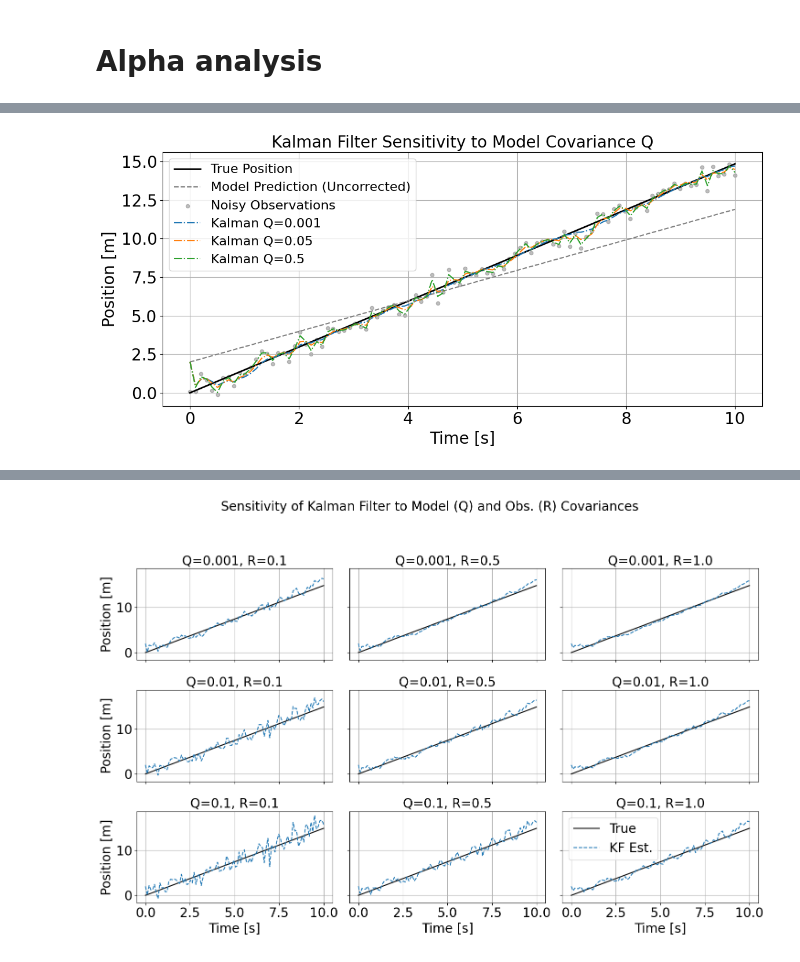
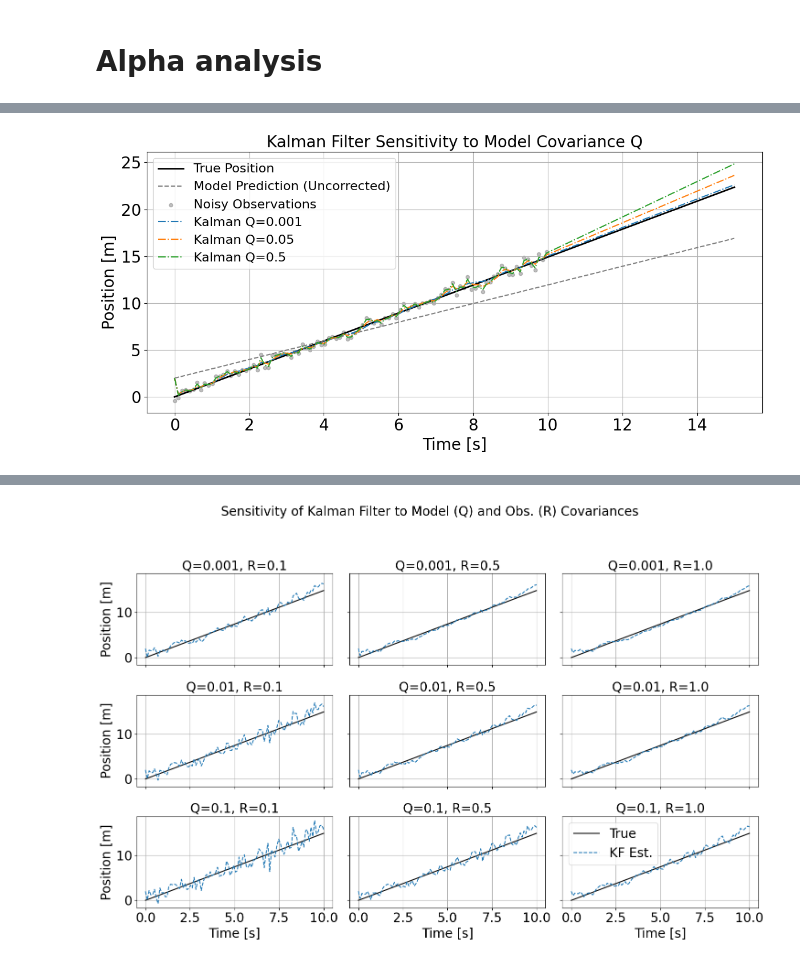
Before and after one commit to angelgvillatoro/bullville_M1, a Jupyter notebook: smart_sensing/car_position_DA.ipynb, the cells around one changed output, grey strips where cells are left out. Saved outputs shown, nothing was run; the diff lists cells and outputs as text; code cells hidden in the pictures.

```diff
--- a/smart_sensing/car_position_DA.ipynb
+++ b/smart_sensing/car_position_DA.ipynb
@@ -61,18 +70,0 @@ y_obs = x_true[:, 0] + np.random.normal(0, pos_noise_std, size=steps)
-# %%
-# Initial guess with wrong initial condition
-x_model = np.zeros((steps, 2))
-x_model[0] = [2.0, 1.0]
-
-for k in range(1, steps):
-    x_model[k, 0] = x_model[k-1, 0] + dt * x_model[k-1, 1]
-    x_model[k, 1] = x_model[k-1, 1]
-# %%
-# Apply simple nudging
-alpha = 0.2
-x_adjusted = np.zeros_like(x_model)
-x_adjusted[0] = x_model[0]
-
-for k in range(1, steps):
-    dx = x_adjusted[k-1, 1] + alpha * (y_obs[k-1] - x_adjusted[k-1, 0])
-    x_adjusted[k, 0] = x_adjusted[k-1, 0] + dt * dx
-    x_adjusted[k, 1] = x_adjusted[k-1, 1]
@@ -180,24 +195,26 @@ plt.show()
 dt = 0.1
 T = 10
 steps = int(T / dt)
-time = np.linspace(0, T, steps)
+extra_steps = 50  # Extensión del forecast
+total_steps = steps + extra_steps
+time = np.linspace(0, T + extra_steps * dt, total_steps)
 v_true = 1.5
 pos_noise_std = 0.5
 
 # Estado verdadero
-x_true = np.zeros((steps, 2))
+x_true = np.zeros((total_steps, 2))
 x_true[0] = [0, v_true]
-for k in range(1, steps):
+for k in range(1, total_steps):
     x_true[k, 0] = x_true[k-1, 0] + dt * x_true[k-1, 1]
     x_true[k, 1] = x_true[k-1, 1]
 
 # Observaciones
-y_obs = x_true[:, 0] + np.random.normal(0, pos_noise_std, steps)
+y_obs = x_true[:steps, 0] + np.random.normal(0, pos_noise_std, steps)
 
 # Modelo base (sin corrección)
-x_model = np.zeros((steps, 2))
+x_model = np.zeros((total_steps, 2))
 x_model[0] = [2.0, 1.0]
-for k in range(1, steps):
+for k in range(1, total_steps):
     x_model[k, 0] = x_model[k-1, 0] + dt * x_model[k-1, 1]
     x_model[k, 1] = x_model[k-1, 1]
 
@@ -205,42 +222,45 @@ for k in range(1, steps):
 Q_values = [0.001, 0.05, 0.5]
 colors = ['tab:green', 'tab:orange', 'tab:blue']
 
 plt.figure(figsize=(12, 6))
 plt.plot(time, x_true[:, 0], label='True Position', color='black', linewidth=2)
 plt.plot(time, x_model[:, 0], label='Model Prediction (Uncorrected)', linestyle='--', color='gray')
-plt.scatter(time, y_obs, label='Noisy Observations', color='gray', s=20, alpha=0.5)
+plt.scatter(time[:steps], y_obs, label='Noisy Observations', color='gray', s=20, alpha=0.5)
 
 for Q_val, color in zip(Q_values, colors):
     F = np.array([[1, dt], [0, 1]])
     H = np.array([[1, 0]])
     Q = np.array([[Q_val, 0], [0, Q_val]])
     R = np.array([[pos_noise_std**2]])
     I = np.eye(2)
 
-    x_kf = np.zeros((steps, 2))
+    x_kf = np.zeros((total_steps, 2))
     x_kf[0] = [2.0, 1.0]
     P = np.eye(2)
 
-    for k in range(1, steps):
+    for k in range(1, total_steps):
         x_pred = F @ x_kf[k-1]
         P_pred = F @ P @ F.T + Q
-        y = y_obs[k] - H @ x_pred
-        S = H @ P_pred @ H.T + R
-        K = P_pred @ H.T @ np.linalg.inv(S)
-        x_kf[k] = x_pred + K @ y
-        P = (I - K @ H) @ P_pred
+        if k < steps:
+            y = y_obs[k] - H @ x_pred
+            S = H @ P_pred @ H.T + R
+            K = P_pred @ H.T @ np.linalg.inv(S)
+            x_kf[k] = x_pred + K @ y
+            P = (I - K @ H) @ P_pred
+        else:
+            x_kf[k] = x_pred  # Solo forecast
 
     plt.plot(time, x_kf[:, 0], label=f'Kalman Q={Q_val}', linestyle='-.')
 
 plt.xlabel('Time [s]', fontsize=20)
 plt.ylabel('Position [m]', fontsize=20)
 plt.title('Kalman Filter Sensitivity to Model Covariance Q', fontsize=20)
 plt.legend(fontsize=16, loc='upper left')
 plt.grid(True)
 plt.tight_layout()
 plt.show()
 # %% [output]
-[figure, old version]
+[figure, new version]
 # %%
 # Parámetros base
 dt = 0.1
```
Also changed, not shown: parts of 12 cells of this notebook, 2 other files.
